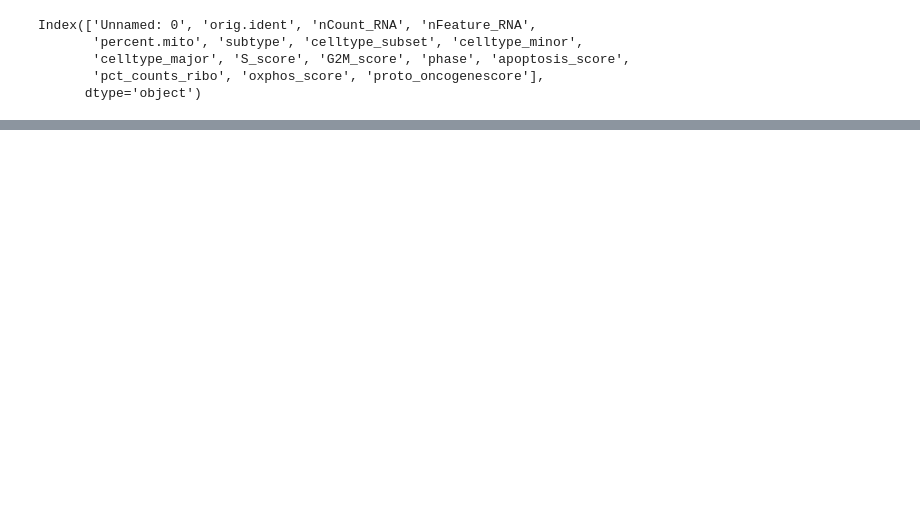
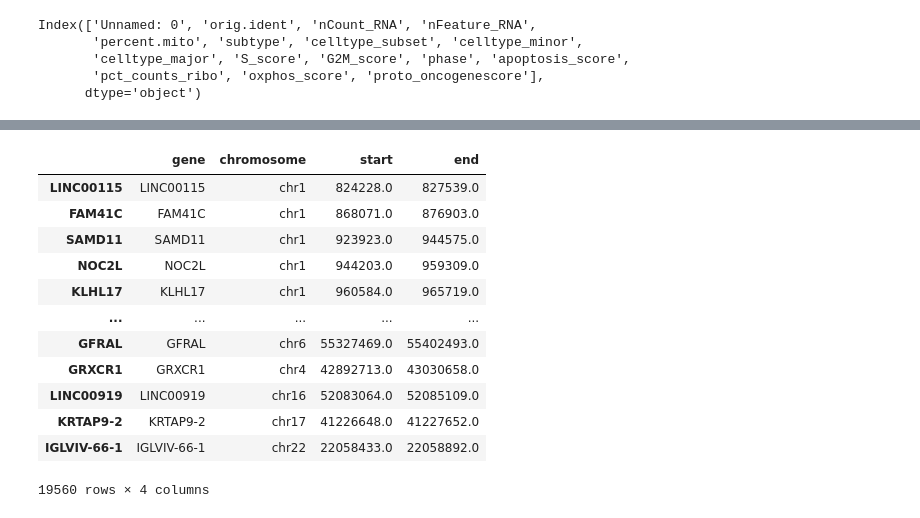
Before and after one commit to oliverraj/interpretable-machine-learning-oncology, a Jupyter notebook: notebooks/GSE176078.ipynb, the cells around one changed output, grey strips where cells are left out. Saved outputs shown, nothing was run; the diff lists cells and outputs as text; code cells hidden in the pictures; blank space fills up the shorter version.

```diff
--- a/notebooks/GSE176078.ipynb
+++ b/notebooks/GSE176078.ipynb
@@ -266 +323,17 @@ print("✅ Chromosomal annotations added to adata.var")
+# %%
+adata.var.dropna()
+# %% [output]
+|  | gene | chromosome | start | end |
+| LINC00115 | LINC00115 | chr1 | 824228.0 | 827539.0 |
+| FAM41C | FAM41C | chr1 | 868071.0 | 876903.0 |
+| SAMD11 | SAMD11 | chr1 | 923923.0 | 944575.0 |
+| NOC2L | NOC2L | chr1 | 944203.0 | 959309.0 |
+| KLHL17 | KLHL17 | chr1 | 960584.0 | 965719.0 |
+| ... | ... | ... | ... | ... |
+| GFRAL | GFRAL | chr6 | 55327469.0 | 55402493.0 |
+| GRXCR1 | GRXCR1 | chr4 | 42892713.0 | 43030658.0 |
+| LINC00919 | LINC00919 | chr16 | 52083064.0 | 52085109.0 |
+| KRTAP9-2 | KRTAP9-2 | chr17 | 41226648.0 | 41227652.0 |
+| IGLVIV-66-1 | IGLVIV-66-1 | chr22 | 22058433.0 | 22058892.0 |
+19560 rows × 4 columns
 # %%
```
Also changed, not shown: parts of 31 cells of this notebook.
